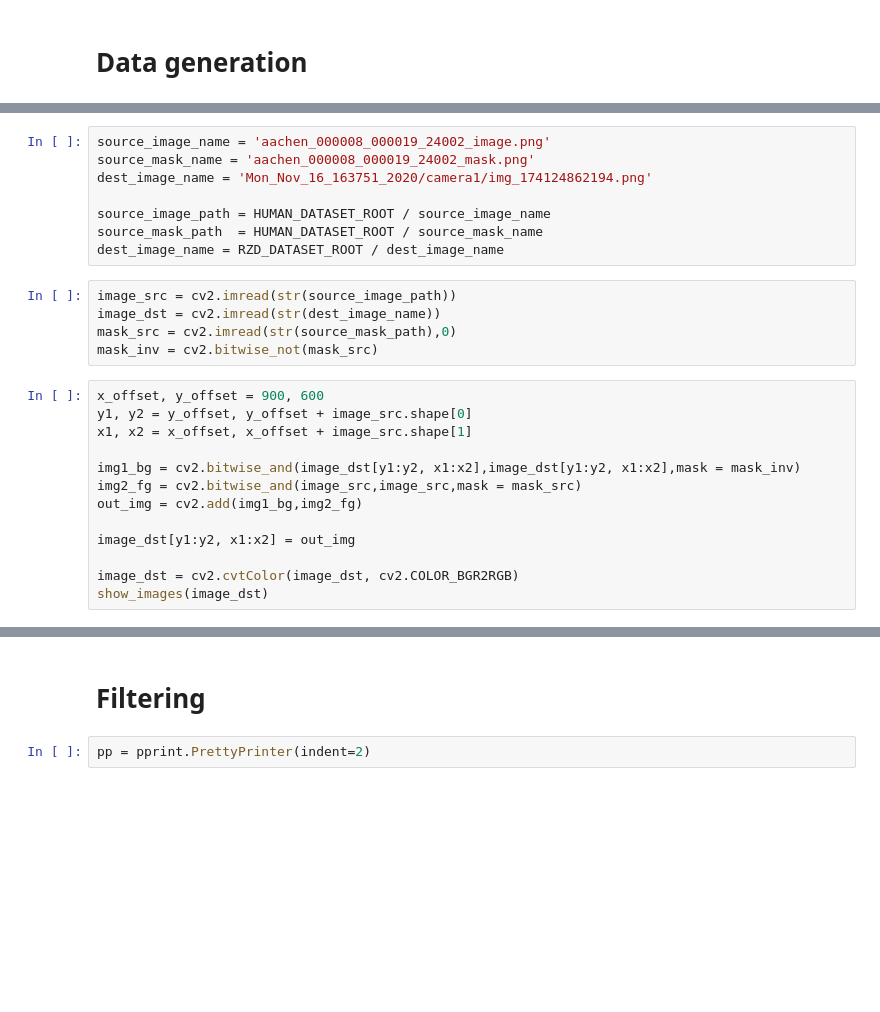
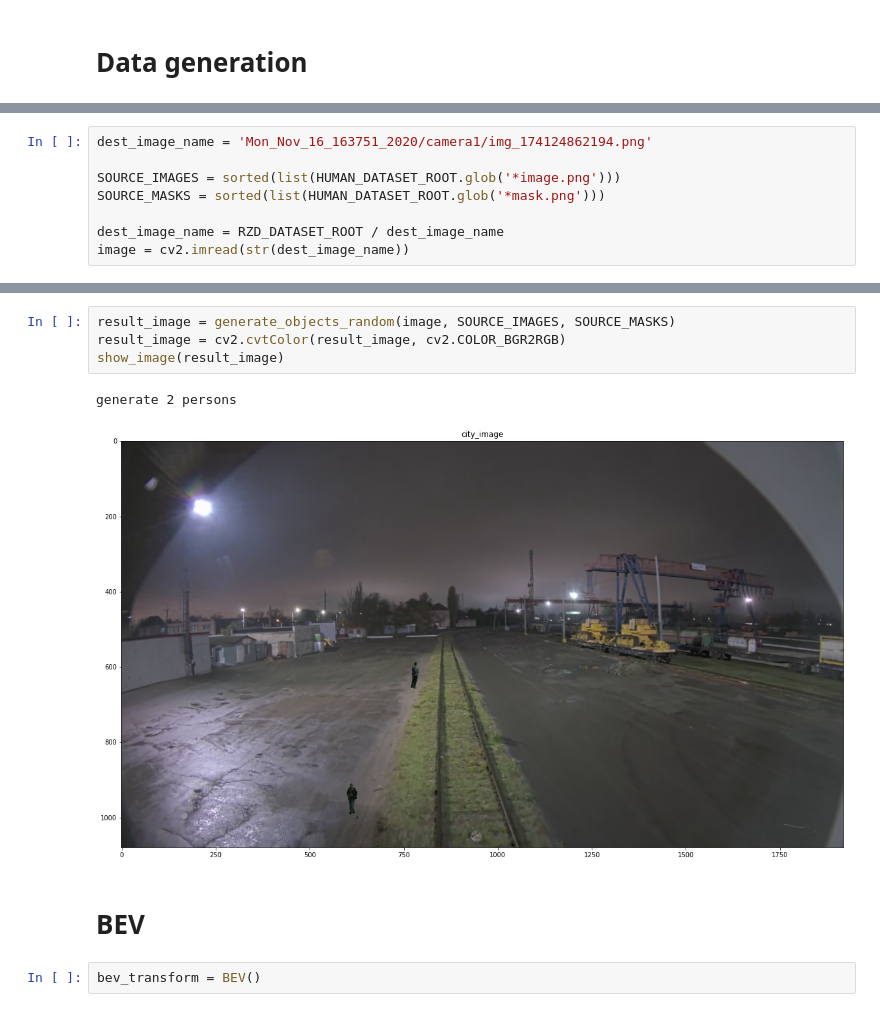
Before and after one commit to RocketFlash/CAP_augmentation, a Jupyter notebook: parse_cityscapes.ipynb, the cells around one changed output, grey strips where cells are left out. Drawn from its saved outputs; the diff is of its cells as text; blank space fills up the shorter version.

```diff
--- a/parse_cityscapes.ipynb
+++ b/parse_cityscapes.ipynb
@@ -21,27 +16,9 @@ HUMAN_DATASET_ROOT = Path('/home/rauf/datasets/human_dataset/')
 RZD_DATASET_ROOT = Path('/home/rauf/datasets/rostov/')
-# %%
-source_image_name = 'aachen_000008_000019_24002_image.png'
-source_mask_name = 'aachen_000008_000019_24002_mask.png'
-dest_image_name = 'Mon_Nov_16_163751_2020/camera1/img_174124862194.png'
-
-source_image_path = HUMAN_DATASET_ROOT / source_image_name
-source_mask_path  = HUMAN_DATASET_ROOT / source_mask_name
-dest_image_name = RZD_DATASET_ROOT / dest_image_name
-# %%
-image_src = cv2.imread(str(source_image_path))
-image_dst = cv2.imread(str(dest_image_name))
-mask_src = cv2.imread(str(source_mask_path),0)
-mask_inv = cv2.bitwise_not(mask_src)
-# %%
-x_offset, y_offset = 900, 600
-y1, y2 = y_offset, y_offset + image_src.shape[0]
-x1, x2 = x_offset, x_offset + image_src.shape[1]
-
-img1_bg = cv2.bitwise_and(image_dst[y1:y2, x1:x2],image_dst[y1:y2, x1:x2],mask = mask_inv)
-img2_fg = cv2.bitwise_and(image_src,image_src,mask = mask_src)
-out_img = cv2.add(img1_bg,img2_fg)
-
-image_dst[y1:y2, x1:x2] = out_img
-
-image_dst = cv2.cvtColor(image_dst, cv2.COLOR_BGR2RGB)
-show_images(image_dst)
+# %%
+dest_image_name = 'Mon_Nov_16_163751_2020/camera1/img_174124862194.png'
+
+SOURCE_IMAGES = sorted(list(HUMAN_DATASET_ROOT.glob('*image.png')))
+SOURCE_MASKS = sorted(list(HUMAN_DATASET_ROOT.glob('*mask.png')))
+
+dest_image_name = RZD_DATASET_ROOT / dest_image_name
+image = cv2.imread(str(dest_image_name))
@@ -48,4 +152,11 @@ show_images(image_dst)
+# %%
+result_image = generate_objects_random(image, SOURCE_IMAGES, SOURCE_MASKS)
+result_image = cv2.cvtColor(result_image, cv2.COLOR_BGR2RGB)
+show_image(result_image)
+# %% [output]
+generate 2 persons
+[figure, added]
 # %% [markdown]
-# Filtering
+# BEV
-# %%
-pp = pprint.PrettyPrinter(indent=2)
+# %%
+bev_transform = BEV()
```
Also changed, not shown: parts of 8 cells of this notebook, 2 other files.
